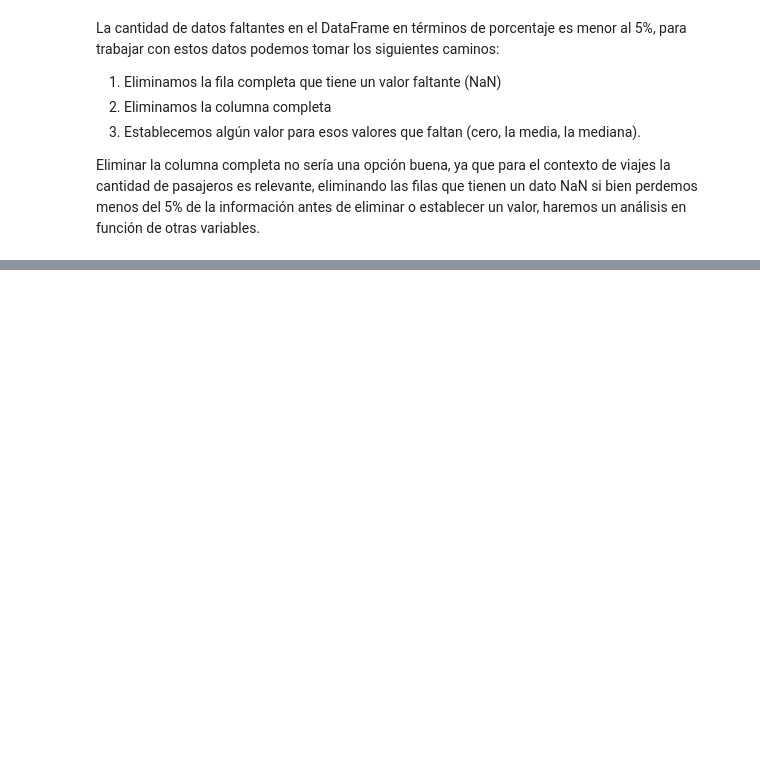
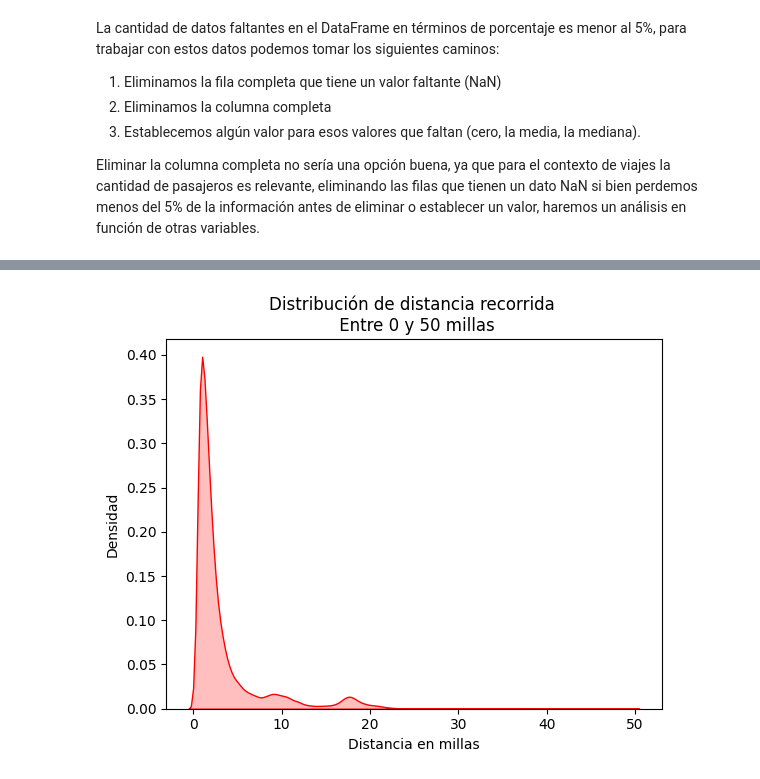
Before and after one commit to CrissRMFI/TA047R-2C2024-GRUPO08, a Jupyter notebook: TA047R_TP1_GRUPOXX_ENTREGA_EJ01.ipynb, the cells around one changed output, grey strips where cells are left out. Saved outputs shown, nothing was run; the diff lists cells and outputs as text; code cells hidden in the pictures; blank space fills up the shorter version.

```diff
--- a/TA047R_TP1_GRUPOXX_ENTREGA_EJ01.ipynb
+++ b/TA047R_TP1_GRUPOXX_ENTREGA_EJ01.ipynb
@@ -193,0 +241,11 @@ Eliminar la columna completa no sería una opción buena, ya que para el context
+# %%
+subset_trips = trips["trip_distance"][(trips["trip_distance"] > 0) & (trips["trip_distance"] < 50)]
+sns.kdeplot(subset_trips, fill=True, color='red')
+
+plt.title("Distribución de distancia recorrida \n Entre 0 y 50 millas")
+plt.xlabel("Distancia en millas")
+plt.ylabel("Densidad")
+
+plt.show()
+# %% [output]
+[figure, added]
```
Also changed, not shown: parts of 8 cells of this notebook.
